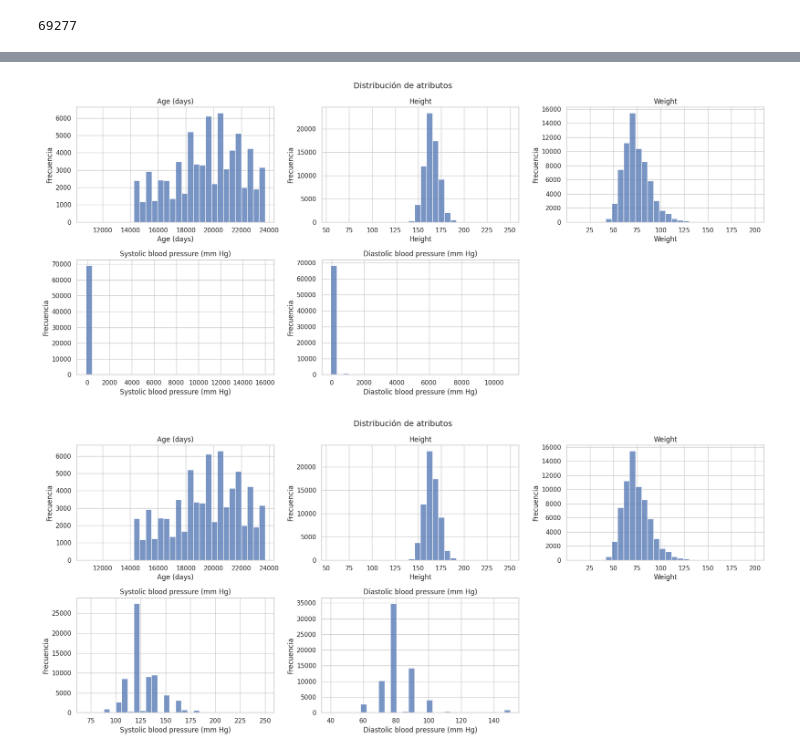
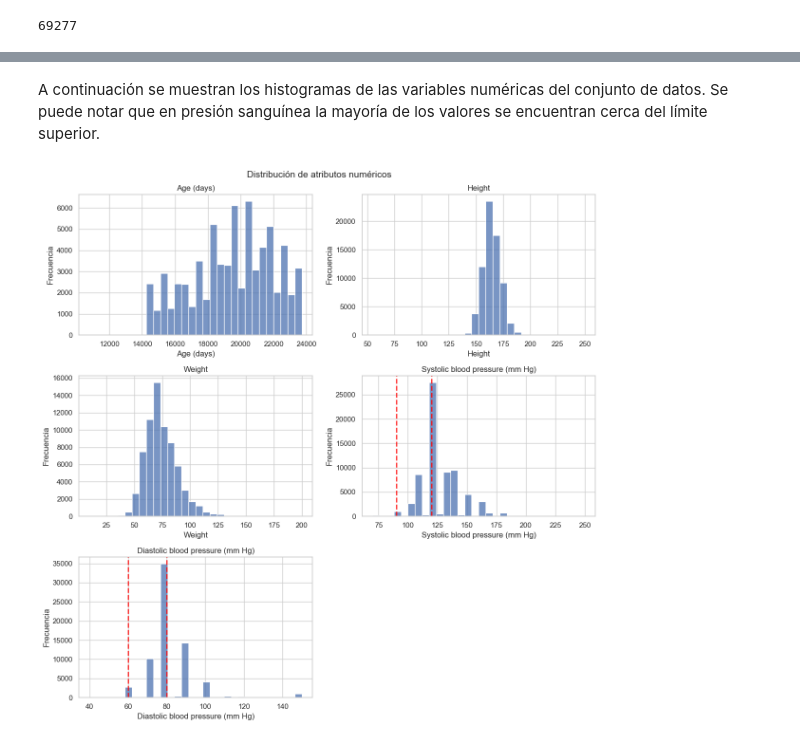
Before and after one commit to datwaft/aprendizaje_automatico, a Jupyter notebook: Trabajo_Corto_2/Trabajo_Corto_2.ipynb, the cells around one changed output, grey strips where cells are left out. Saved outputs shown, nothing was run; the diff lists cells and outputs as text; code cells hidden in the pictures.

```diff
--- a/Trabajo_Corto_2/Trabajo_Corto_2.ipynb
+++ b/Trabajo_Corto_2/Trabajo_Corto_2.ipynb
@@ -739,0 +745,3 @@ df.head(10)
+# %%
+category_columns = ["gender", "cholesterol", "gluc", "smoke", "alco", "active", "cardio"]
+df[category_columns] = df[category_columns].astype("category")
@@ -853,15 +868 @@ column_labels = {
 }
-# %%
-num_cols = df.select_dtypes(include="number").columns
-ncols = 3
-nrows = math.ceil(len(num_cols) / ncols)
-fig, axes = plt.subplots(nrows=nrows, ncols=ncols, figsize=(6 * ncols, 4 * nrows))
-for ax, col in zip(axes.flat, num_cols):
-    sns.scatterplot(x=col, y="cardio", data=df, alpha=0.3, ax=ax)
-    ax.set_title(f"Cardio vs. {column_labels.get(col, col)}")
-    ax.set_xlabel(column_labels.get(col, col))
-    ax.set_ylabel(column_labels["cardio"])
-for ax in axes.flat[len(num_cols) :]:
-    ax.remove()
-plt.tight_layout()
-plt.show()
@@ -870,17 +868,0 @@ plt.show()
-# %%
-ncols = 3
-nrows = math.ceil(len(num_cols) / ncols)
-fig, axes = plt.subplots(nrows=nrows, ncols=ncols, figsize=(6 * ncols, 4 * nrows))
-for ax, col in zip(axes.flat, num_cols):
-    sns.histplot(x=df[col], bins=30, ax=ax, stat="count", color="#4C72B0", edgecolor="white")
-    label = column_labels.get(col, col)
-    ax.set_title(label)
-    ax.set_xlabel(label)
-    ax.set_ylabel("Frecuencia")
-for ax in axes.flat[len(num_cols) :]:
-    ax.remove()
-fig.suptitle("Distribución de atributos", fontsize=14)
-fig.tight_layout()
-plt.show()
-# %% [output]
-[figure, removed]
@@ -890,17 +869,26 @@ df["ap_lo"] = df["ap_lo"].clip(lower=40, upper=150)
+# %% [markdown]
+A continuación se muestran los histogramas de las variables numéricas del conjunto de datos. Se puede notar que en presión sanguínea la mayoría de los valores se encuentran cerca del límite superior.
 # %%
-ncols = 3
+num_cols = df.select_dtypes(include="number").columns
+ncols = 2
 nrows = math.ceil(len(num_cols) / ncols)
 fig, axes = plt.subplots(nrows=nrows, ncols=ncols, figsize=(6 * ncols, 4 * nrows))
 for ax, col in zip(axes.flat, num_cols):
     sns.histplot(x=df[col], bins=30, ax=ax, stat="count", color="#4C72B0", edgecolor="white")
     label = column_labels.get(col, col)
+    if col == "ap_hi":
+        ax.axvline(90, color="red", linestyle="--", linewidth=2, alpha=0.8)
+        ax.axvline(120, color="red", linestyle="--", linewidth=2, alpha=0.8)
+    if col == "ap_lo":
+        ax.axvline(60, color="red", linestyle="--", linewidth=2, alpha=0.8)
+        ax.axvline(80, color="red", linestyle="--", linewidth=2, alpha=0.8)
     ax.set_title(label)
     ax.set_xlabel(label)
     ax.set_ylabel("Frecuencia")
 for ax in axes.flat[len(num_cols) :]:
     ax.remove()
-fig.suptitle("Distribución de atributos", fontsize=14)
+fig.suptitle("Distribución de atributos numéricos", fontsize=14)
 fig.tight_layout()
 plt.show()
 # %% [output]
-[figure, old version]
+[figure, new version]
```
Also changed, not shown: parts of 44 cells of this notebook, 2 other files.
